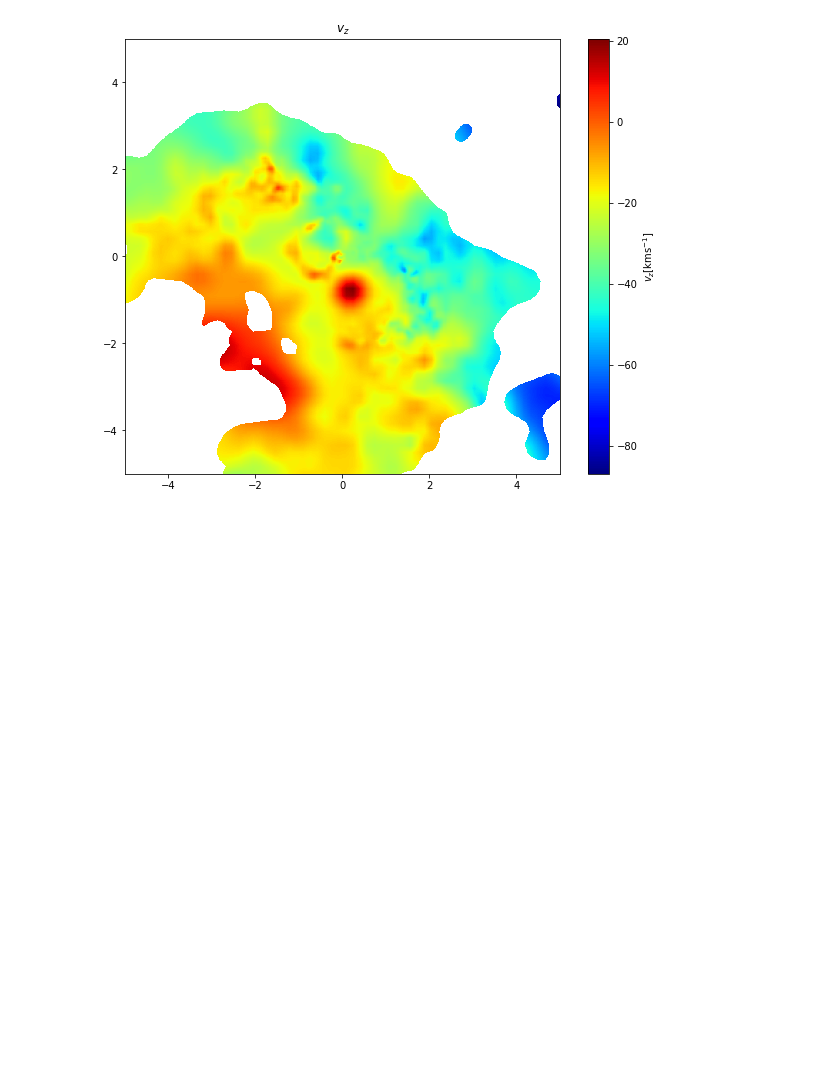
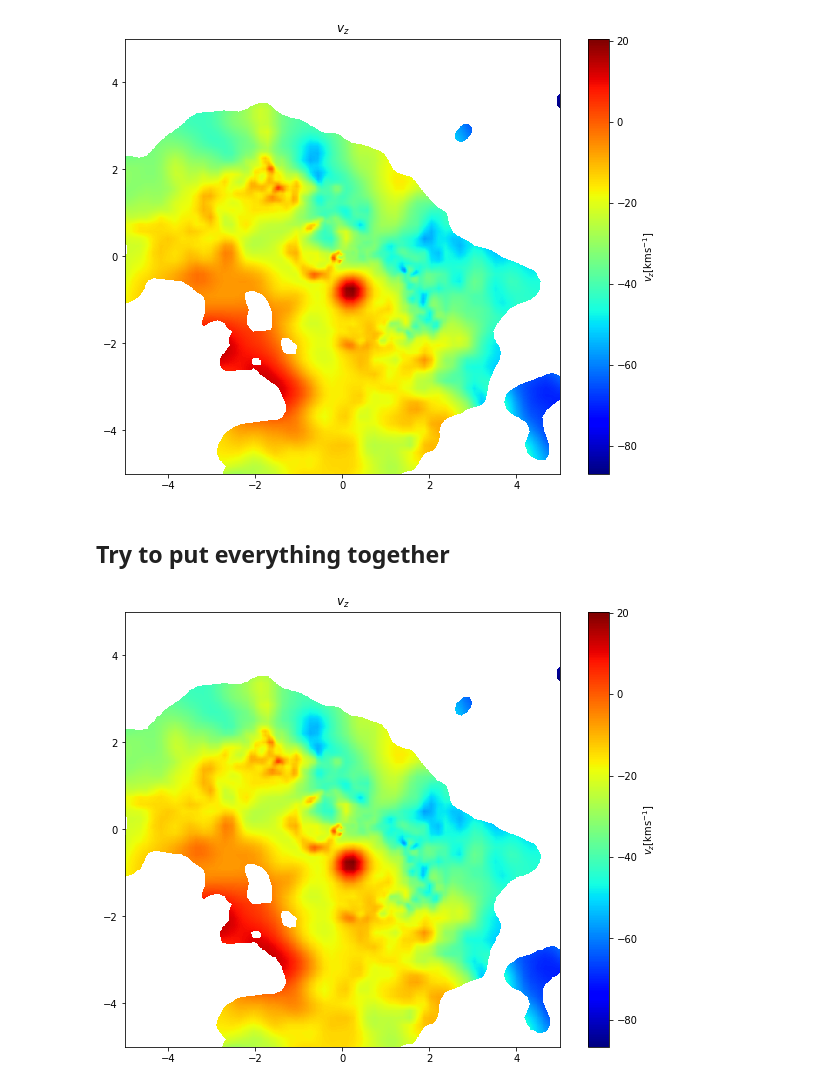
Before and after one commit to elehcim/simulation, a Jupyter notebook: notebooks/KinematicsMaps.ipynb, the cells around one changed output. Cells and saved outputs as stored; diff of their text form; code cells hidden in the pictures; blank space fills up the shorter version.

Commit message:
Try to put everything together in kinematic map

```diff
--- a/notebooks/KinematicsMaps.ipynb
+++ b/notebooks/KinematicsMaps.ipynb
@@ -84,3 +86,37 @@ cbar = fig.colorbar(km, label='$v_z \mathrm{[km s^{-1}]}$')
 ax.set_title("$v_z$");
 # %% [output]
 [figure]
+# %% [markdown]
+## Try to put everything together
+# %%
+import pynbody
+import numpy as np
+import matplotlib.pyplot as plt
+from scipy.ndimage.filters import gaussian_filter
+
+def kpc2pix(qty_kpc, width, resolution):
+    kpc_per_pixel = width/resolution
+    return int(np.floor(qty_kpc/kpc_per_pixel))
+
+def kinematic_map(snap, surf_dens_limit=0.8, width=10, resolution=500, gaussian_sigma=None, center=True, **kwargs):
+    if center:
+        pynbody.analysis.halo.center(snap.g, vel=False)
+    fig, ax = plt.subplots(1, figsize=(10,8))
+    kinematicmap = pynbody.plot.image(snap.g, qty='vz', width=width, log=False, units='km s^-1', resolution=resolution, noplot=True)
+
+    if gaussian_sigma is not None:
+        sigma_pix = kpc2pix(gaussian_sigma, width, resolution)
+        color_mag_arcsec2 = gaussian_filter(color_mag_arcsec2, sigma_pix)
+
+    surfacedensity = pynbody.plot.image(snap.g, width=10, resolution=resolution, units='Msol pc^-2', noplot=True)
+
+    bool_filter = surfacedensity < surf_dens_limit
+    kinematicmap[bool_filter] = np.NaN
+    km = ax.imshow(kinematicmap, cmap='jet', aspect='equal', extent=(-width/2, width/2, -width/2, width/2), origin='lower')
+    cbar = fig.colorbar(km, label='$v_z \mathrm{[km s^{-1}]}$')
+    ax.set_title("$v_z$");
+    fig.show()
+# %%
+kinematic_map(s, surf_dens_limit=3)
+# %% [output]
+[figure, added]
```
Also changed, not shown: parts of 1 cell of this notebook.
